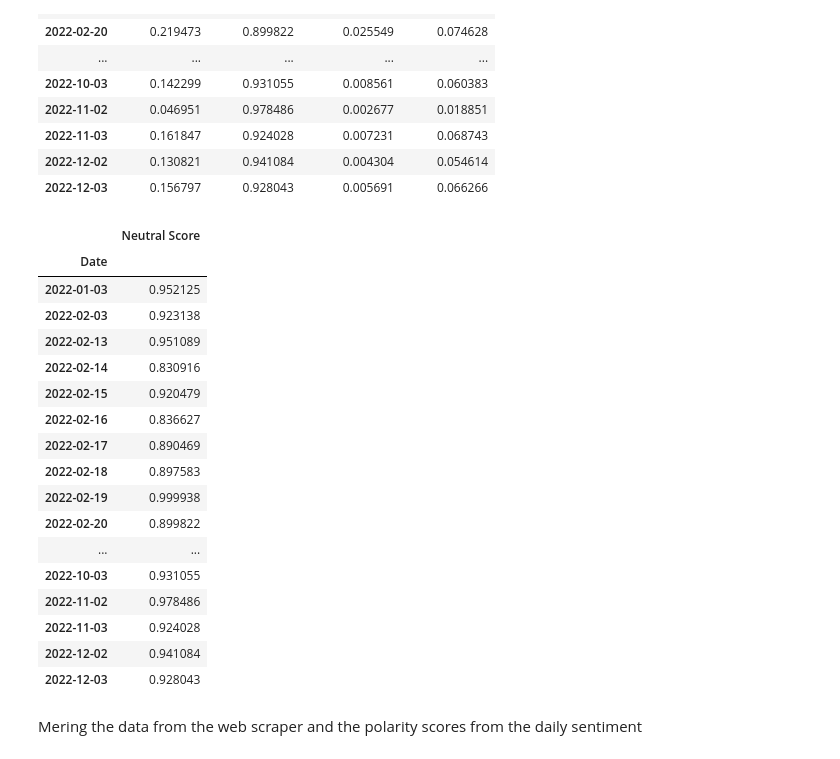
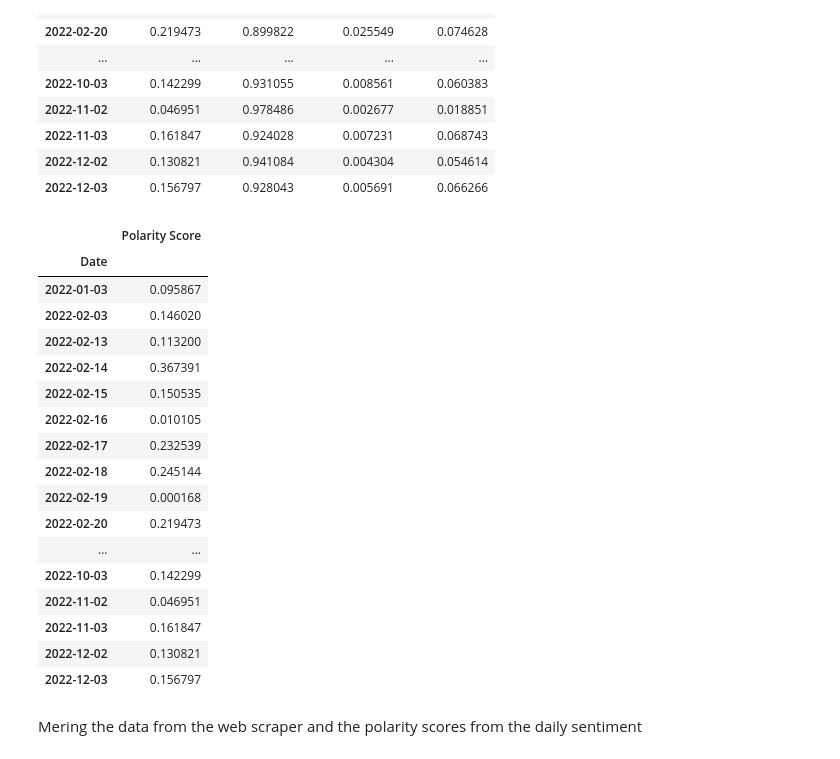
Before and after one commit to MohammedAlghazi17/Memecoin-Finalyear-Project, a Jupyter notebook: Data-Analysis-code.ipynb, the cells around one changed output. Cells and saved outputs as stored; diff of their text form; code cells hidden in the pictures.

```diff
--- a/Data-Analysis-code.ipynb
+++ b/Data-Analysis-code.ipynb
@@ -467,28 +485,28 @@ dfagg
 | 2022-12-02 | 0.130821 | 0.941084 | 0.004304 | 0.054614 |
 | 2022-12-03 | 0.156797 | 0.928043 | 0.005691 | 0.066266 |
 # %%
-dfagg2=dfagg.iloc[:,[1]]
+dfagg2=dfagg.iloc[:,[0]]
 #dfagg2.to_csv('dfagg2.csv')
 dfagg2
 # %% [output]
-|  | Neutral Score |
+|  | Polarity Score |
 | Date |  |
-| 2022-01-03 | 0.952125 |
-| 2022-02-03 | 0.923138 |
-| 2022-02-13 | 0.951089 |
-| 2022-02-14 | 0.830916 |
-| 2022-02-15 | 0.920479 |
-| 2022-02-16 | 0.836627 |
-| 2022-02-17 | 0.890469 |
-| 2022-02-18 | 0.897583 |
-| 2022-02-19 | 0.999938 |
-| 2022-02-20 | 0.899822 |
+| 2022-01-03 | 0.095867 |
+| 2022-02-03 | 0.146020 |
+| 2022-02-13 | 0.113200 |
+| 2022-02-14 | 0.367391 |
+| 2022-02-15 | 0.150535 |
+| 2022-02-16 | 0.010105 |
+| 2022-02-17 | 0.232539 |
+| 2022-02-18 | 0.245144 |
+| 2022-02-19 | 0.000168 |
+| 2022-02-20 | 0.219473 |
 | ... | ... |
-| 2022-10-03 | 0.931055 |
-| 2022-11-02 | 0.978486 |
-| 2022-11-03 | 0.924028 |
-| 2022-12-02 | 0.941084 |
-| 2022-12-03 | 0.928043 |
+| 2022-10-03 | 0.142299 |
+| 2022-11-02 | 0.046951 |
+| 2022-11-03 | 0.161847 |
+| 2022-12-02 | 0.130821 |
+| 2022-12-03 | 0.156797 |
 # %% [markdown]
 Mering the data from the web scraper and the polarity scores from the daily sentiment
 # %%
```
Also changed, not shown: parts of 13 cells of this notebook.
